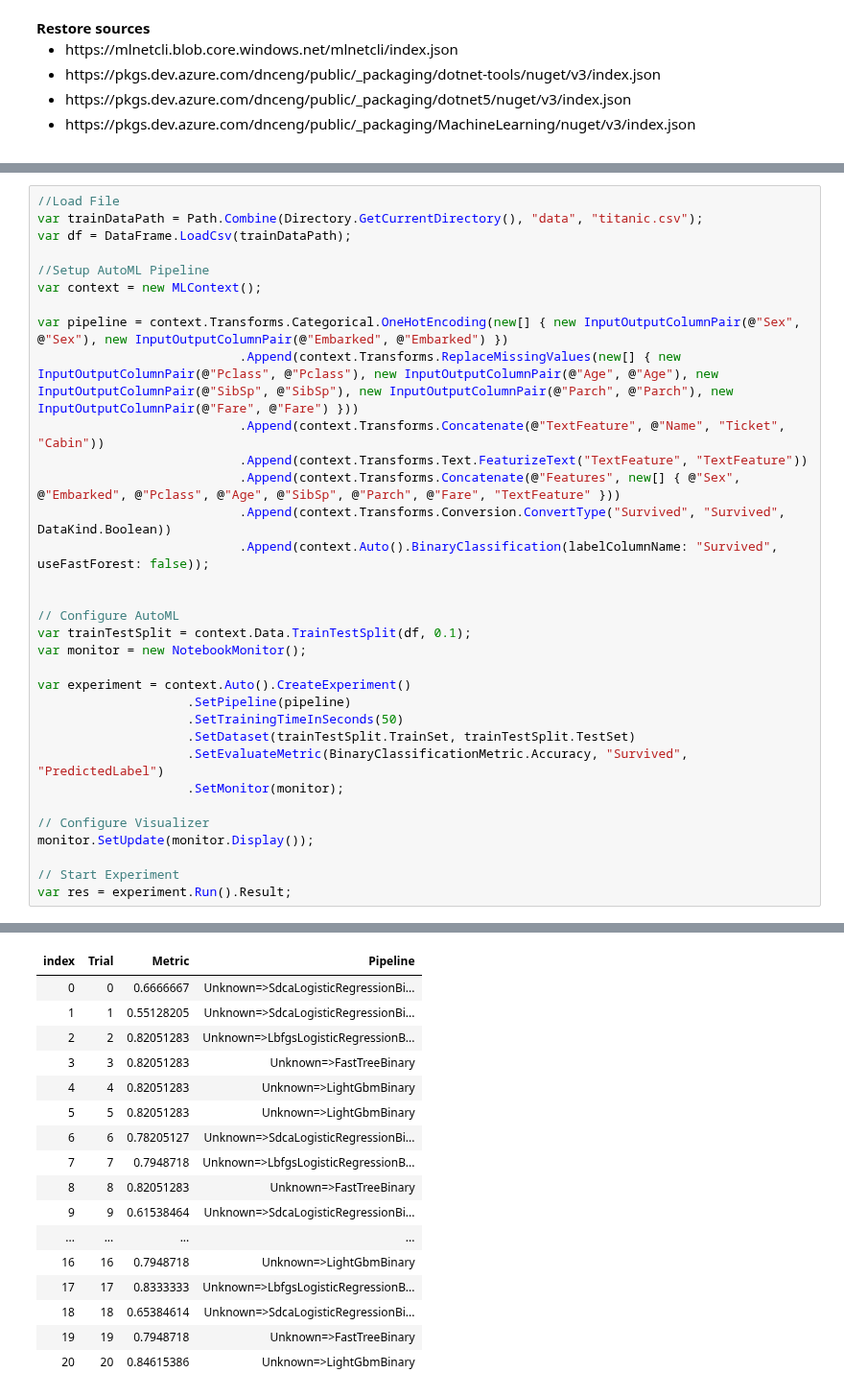
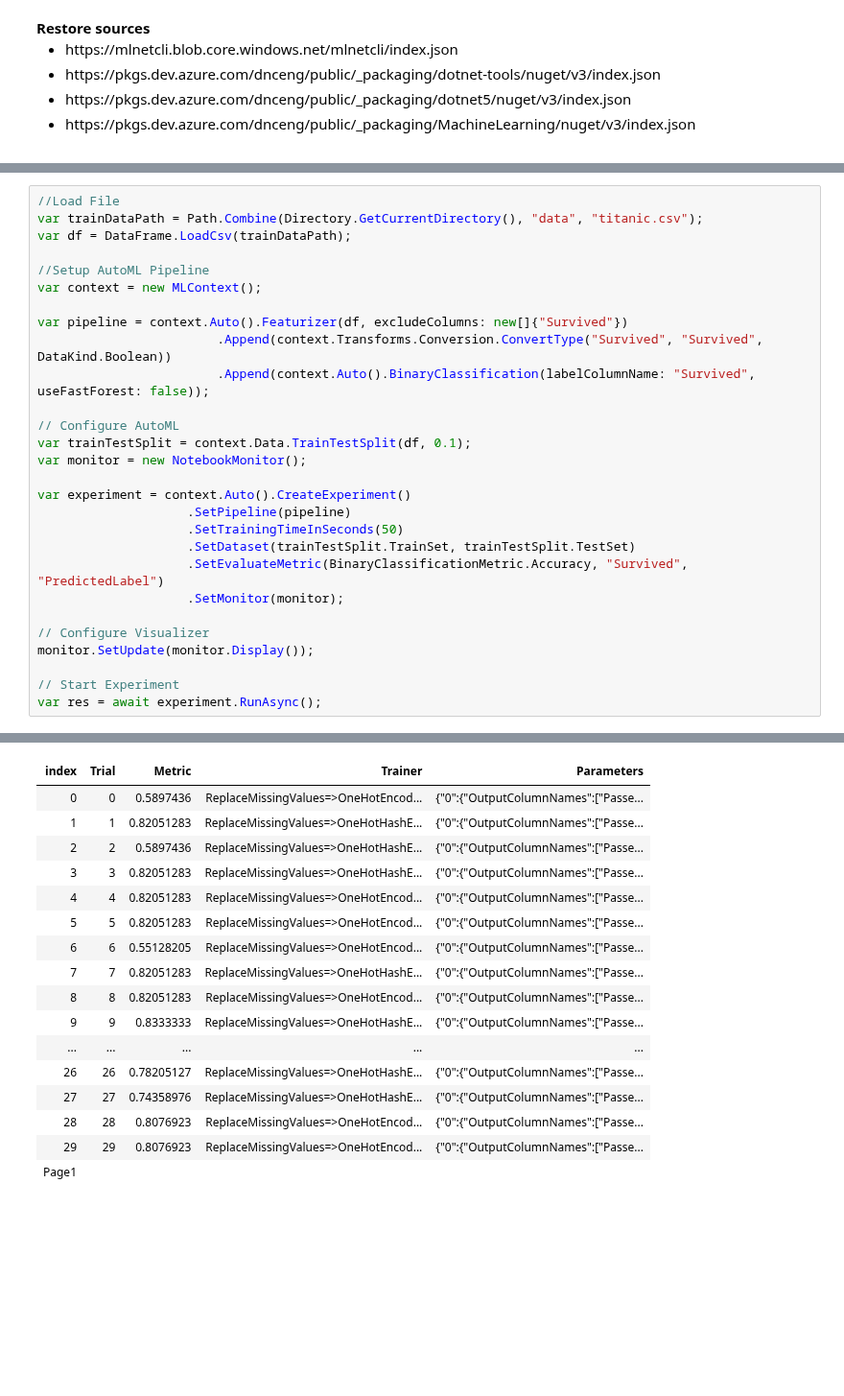
Before and after one commit to dotnet/csharp-notebooks, a Jupyter notebook: machine-learning/E2E-Binary Classification with Titanic Dataset.ipynb, the cells around one changed output, grey strips where cells are left out. Shown at 96% size. Cells and saved outputs as stored; diff of their text form; blank space fills up the shorter version.

```diff
--- a/machine-learning/E2E-Binary Classification with Titanic Dataset.ipynb
+++ b/machine-learning/E2E-Binary Classification with Titanic Dataset.ipynb
@@ -54,14 +57,9 @@ var df = DataFrame.LoadCsv(trainDataPath);
 //Setup AutoML Pipeline
 var context = new MLContext();
 
-var pipeline = context.Transforms.Categorical.OneHotEncoding(new[] { new InputOutputColumnPair(@"Sex", @"Sex"), new InputOutputColumnPair(@"Embarked", @"Embarked") })
-                           .Append(context.Transforms.ReplaceMissingValues(new[] { new InputOutputColumnPair(@"Pclass", @"Pclass"), new InputOutputColumnPair(@"Age", @"Age"), new InputOutputColumnPair(@"SibSp", @"SibSp"), new InputOutputColumnPair(@"Parch", @"Parch"), new InputOutputColumnPair(@"Fare", @"Fare") }))
-                           .Append(context.Transforms.Concatenate(@"TextFeature", @"Name", "Ticket", "Cabin"))
-                           .Append(context.Transforms.Text.FeaturizeText("TextFeature", "TextFeature"))
-                           .Append(context.Transforms.Concatenate(@"Features", new[] { @"Sex", @"Embarked", @"Pclass", @"Age", @"SibSp", @"Parch", @"Fare", "TextFeature" }))
-                           .Append(context.Transforms.Conversion.ConvertType("Survived", "Survived", DataKind.Boolean))
-						   .Append(context.Auto().BinaryClassification(labelColumnName: "Survived", useFastForest: false));
-
+var pipeline = context.Auto().Featurizer(df, excludeColumns: new[]{"Survived"})
+                        .Append(context.Transforms.Conversion.ConvertType("Survived", "Survived", DataKind.Boolean))
+						.Append(context.Auto().BinaryClassification(labelColumnName: "Survived", useFastForest: false));
 
 // Configure AutoML
 var trainTestSplit = context.Data.TrainTestSplit(df, 0.1);
@@ -78,7 +76,7 @@ var experiment = context.Auto().CreateExperiment()
 monitor.SetUpdate(monitor.Display());
 
 // Start Experiment
-var res = experiment.Run().Result;
+var res = await experiment.RunAsync();
 # %% [output]
 Best Run
 Trial: 11
@@ -90,17 +89,17 @@ Parameters: { "0": {}, "1": { "NumberOfLeaves": 4, "MinimumExampleCountPerLeaf":
-| index | Trial | Metric | Pipeline |
-| 0 | 0 | 0.6666667 | Unknown=>SdcaLogisticRegressionBi... |
-| 1 | 1 | 0.55128205 | Unknown=>SdcaLogisticRegressionBi... |
-| 2 | 2 | 0.82051283 | Unknown=>LbfgsLogisticRegressionB... |
-| 3 | 3 | 0.82051283 | Unknown=>FastTreeBinary |
-| 4 | 4 | 0.82051283 | Unknown=>LightGbmBinary |
-| 5 | 5 | 0.82051283 | Unknown=>LightGbmBinary |
-| 6 | 6 | 0.78205127 | Unknown=>SdcaLogisticRegressionBi... |
-| 7 | 7 | 0.7948718 | Unknown=>LbfgsLogisticRegressionB... |
-| 8 | 8 | 0.82051283 | Unknown=>FastTreeBinary |
-| 9 | 9 | 0.61538464 | Unknown=>SdcaLogisticRegressionBi... |
-| ... | ... | ... | ... |
-| 16 | 16 | 0.7948718 | Unknown=>LightGbmBinary |
-| 17 | 17 | 0.8333333 | Unknown=>LbfgsLogisticRegressionB... |
-| 18 | 18 | 0.65384614 | Unknown=>SdcaLogisticRegressionBi... |
-| 19 | 19 | 0.7948718 | Unknown=>FastTreeBinary |
-| 20 | 20 | 0.84615386 | Unknown=>LightGbmBinary |
+| index | Trial | Metric | Trainer | Parameters |
+| 0 | 0 | 0.5897436 | ReplaceMissingValues=>OneHotEncod... | {"0":{"OutputColumnNames":["Passe... |
+| 1 | 1 | 0.82051283 | ReplaceMissingValues=>OneHotHashE... | {"0":{"OutputColumnNames":["Passe... |
+| 2 | 2 | 0.5897436 | ReplaceMissingValues=>OneHotHashE... | {"0":{"OutputColumnNames":["Passe... |
+| 3 | 3 | 0.82051283 | ReplaceMissingValues=>OneHotHashE... | {"0":{"OutputColumnNames":["Passe... |
+| 4 | 4 | 0.82051283 | ReplaceMissingValues=>OneHotEncod... | {"0":{"OutputColumnNames":["Passe... |
+| 5 | 5 | 0.82051283 | ReplaceMissingValues=>OneHotEncod... | {"0":{"OutputColumnNames":["Passe... |
+| 6 | 6 | 0.55128205 | ReplaceMissingValues=>OneHotEncod... | {"0":{"OutputColumnNames":["Passe... |
+| 7 | 7 | 0.82051283 | ReplaceMissingValues=>OneHotHashE... | {"0":{"OutputColumnNames":["Passe... |
+| 8 | 8 | 0.82051283 | ReplaceMissingValues=>OneHotEncod... | {"0":{"OutputColumnNames":["Passe... |
+| 9 | 9 | 0.8333333 | ReplaceMissingValues=>OneHotHashE... | {"0":{"OutputColumnNames":["Passe... |
+| ... | ... | ... | ... | ... |
+| 26 | 26 | 0.78205127 | ReplaceMissingValues=>OneHotHashE... | {"0":{"OutputColumnNames":["Passe... |
+| 27 | 27 | 0.74358976 | ReplaceMissingValues=>OneHotHashE... | {"0":{"OutputColumnNames":["Passe... |
+| 28 | 28 | 0.8076923 | ReplaceMissingValues=>OneHotEncod... | {"0":{"OutputColumnNames":["Passe... |
+| 29 | 29 | 0.8076923 | ReplaceMissingValues=>OneHotEncod... | {"0":{"OutputColumnNames":["Passe... |
+| Page1 |  |  |  |  |
```
Also changed, not shown: parts of 3 cells of this notebook.
